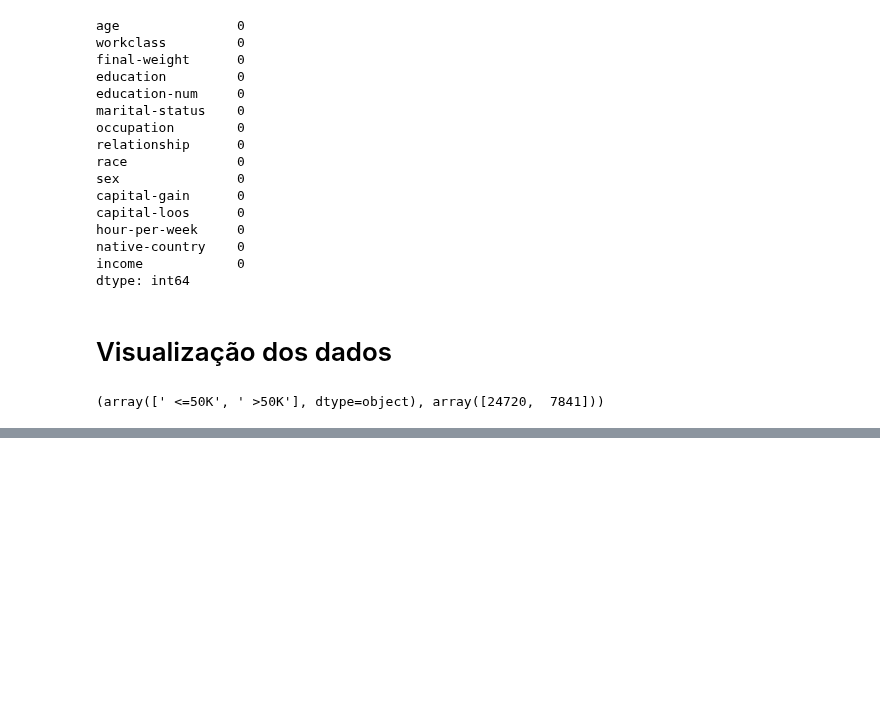
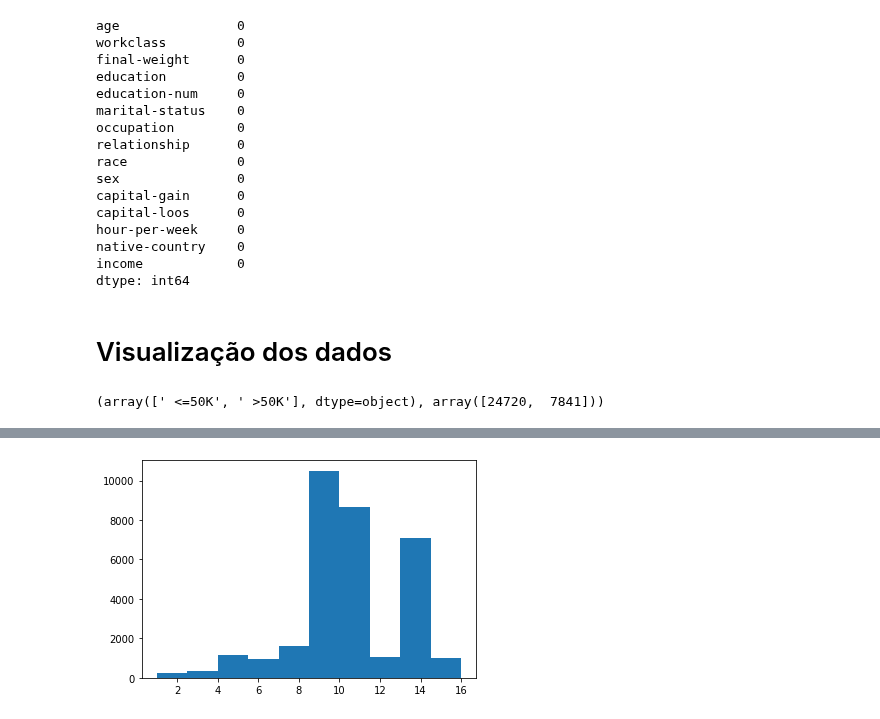
Before and after one commit to Brandao20vtr/projetos, a Jupyter notebook: ML01_PreProcessamentoCredito_PrevisaoSenso.ipynb, the cells around one changed output, grey strips where cells are left out. Saved outputs shown, nothing was run; the diff lists cells and outputs as text; code cells hidden in the pictures; blank space fills up the shorter version.

```diff
--- a/ML01_PreProcessamentoCredito_PrevisaoSenso.ipynb
+++ b/ML01_PreProcessamentoCredito_PrevisaoSenso.ipynb
@@ -645,0 +651,5 @@ sns.countplot(x = base_census['income'])
+# %%
+# Histograma para coluna 'education-num'
+plt.hist(base_census['education-num']);
+# %% [output]
+[figure, added]
```
Also changed, not shown: parts of 4 cells of this notebook.
